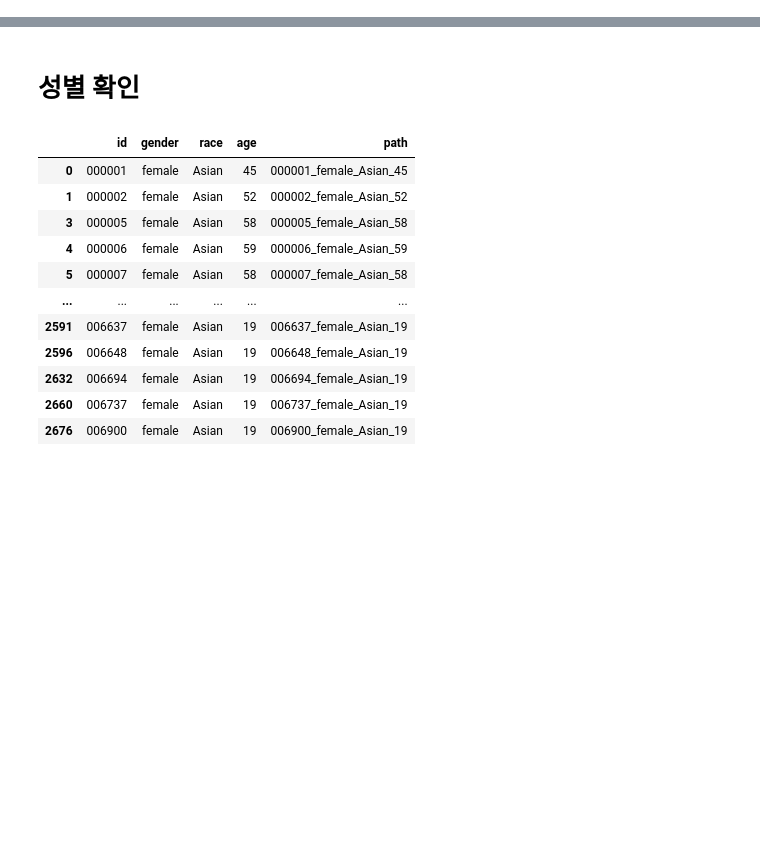
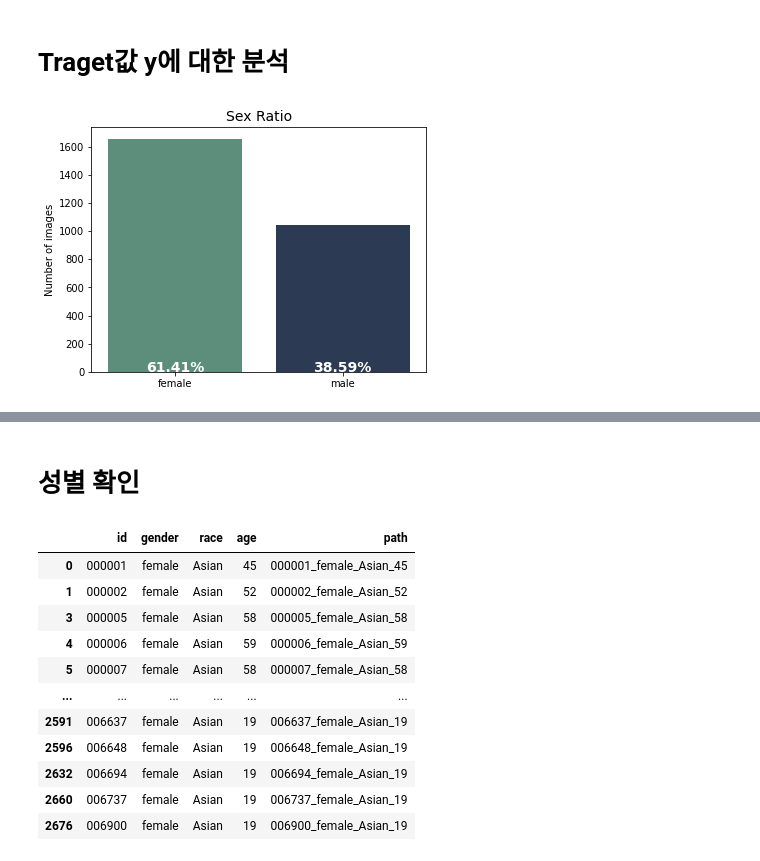
Before and after one commit to boostcampaitech4cv1/level1_imageclassification_cv-level1-cv-13, a Jupyter notebook: contest/EDA.ipynb, the cells around one changed output, grey strips where cells are left out. Drawn from its saved outputs; the diff is of its cells as text; code cells hidden in the pictures; blank space fills up the shorter version.

```diff
--- a/contest/EDA.ipynb
+++ b/contest/EDA.ipynb
@@ -14,0 +122,19 @@ train_data.head()
+# %% [markdown]
+# Traget값 y에 대한 분석
+# %%
+plt.figure(figsize=(6, 4.5))
+ax = sns.countplot(x = 'gender', data = df, palette=["#55967e", "#263959"])
+
+plt.xticks( np.arange(2), ['female', 'male'] )
+plt.title('Sex Ratio',fontsize= 14)
+plt.xlabel('')
+plt.ylabel('Number of images')
+
+counts = df['gender'].value_counts()
+counts_pct = [f'{elem * 100:.2f}%' for elem in counts / counts.sum()]
+for i, v in enumerate(counts_pct):
+    ax.text(i, 0, v, horizontalalignment = 'center', size = 14, color = 'w', fontweight = 'bold')
+
+plt.show()
+# %% [output]
+[figure, added]
```
Also changed, not shown: parts of 14 cells of this notebook.
